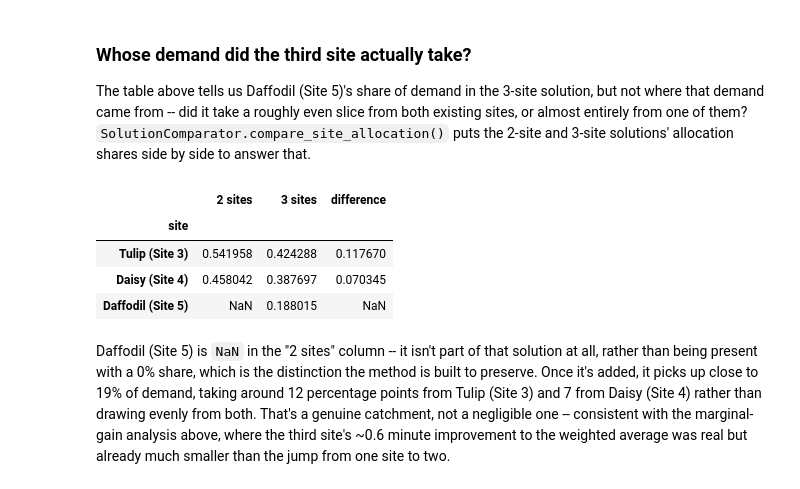
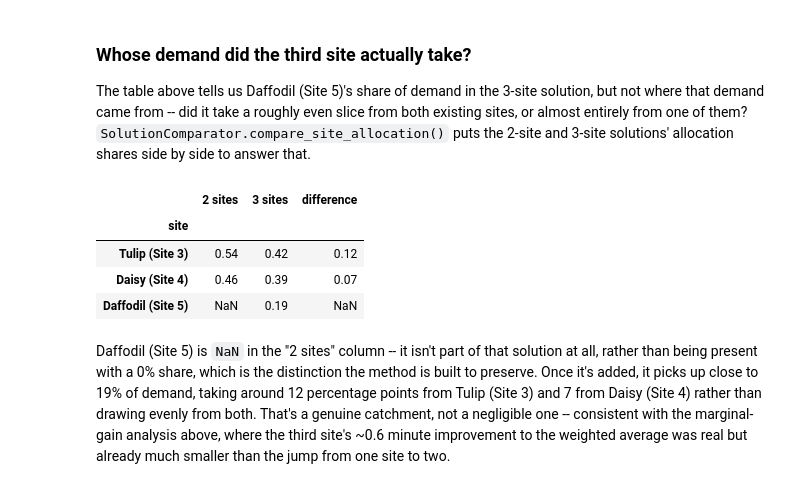
Before and after one commit to hsma-tools/lokigi, a Jupyter notebook: examples/location/comparing_n_sites/index.ipynb, the cells around one changed output. Saved outputs shown, nothing was run; the diff lists cells and outputs as text; code cells hidden in the pictures.

```diff
--- a/examples/location/comparing_n_sites/index.ipynb
+++ b/examples/location/comparing_n_sites/index.ipynb
@@ -378,12 +378,12 @@ solutions_3.site_allocation_summary(by="regions")
 The table above tells us Daffodil (Site 5)'s share of demand in the 3-site solution, but not where that demand came from -- did it take a roughly even slice from both existing sites, or almost entirely from one of them? `SolutionComparator.compare_site_allocation()` puts the 2-site and 3-site solutions' allocation shares side by side to answer that.
 # %%
 comparator = SolutionComparator(solutions_2, solutions_3, labels=("2 sites", "3 sites"))
-comparator.compare_site_allocation()
+comparator.compare_site_allocation().round(2)
 # %% [output]
 |  | 2 sites | 3 sites | difference |
 | site |  |  |  |
-| Tulip (Site 3) | 0.541958 | 0.424288 | 0.117670 |
-| Daisy (Site 4) | 0.458042 | 0.387697 | 0.070345 |
-| Daffodil (Site 5) | NaN | 0.188015 | NaN |
+| Tulip (Site 3) | 0.54 | 0.42 | 0.12 |
+| Daisy (Site 4) | 0.46 | 0.39 | 0.07 |
+| Daffodil (Site 5) | NaN | 0.19 | NaN |
 # %% [markdown]
 Daffodil (Site 5) is `NaN` in the "2 sites" column -- it isn't part of that solution at all, rather than being present with a 0% share, which is the distinction the method is built to preserve. Once it's added, it picks up close to 19% of demand, taking around 12 percentage points from Tulip (Site 3) and 7 from Daisy (Site 4) rather than drawing evenly from both. That's a genuine catchment, not a negligible one -- consistent with the marginal-gain analysis above, where the third site's ~0.6 minute improvement to the weighted average was real but already much smaller than the jump from one site to two.
```
Also changed, not shown: parts of 4 cells of this notebook.
